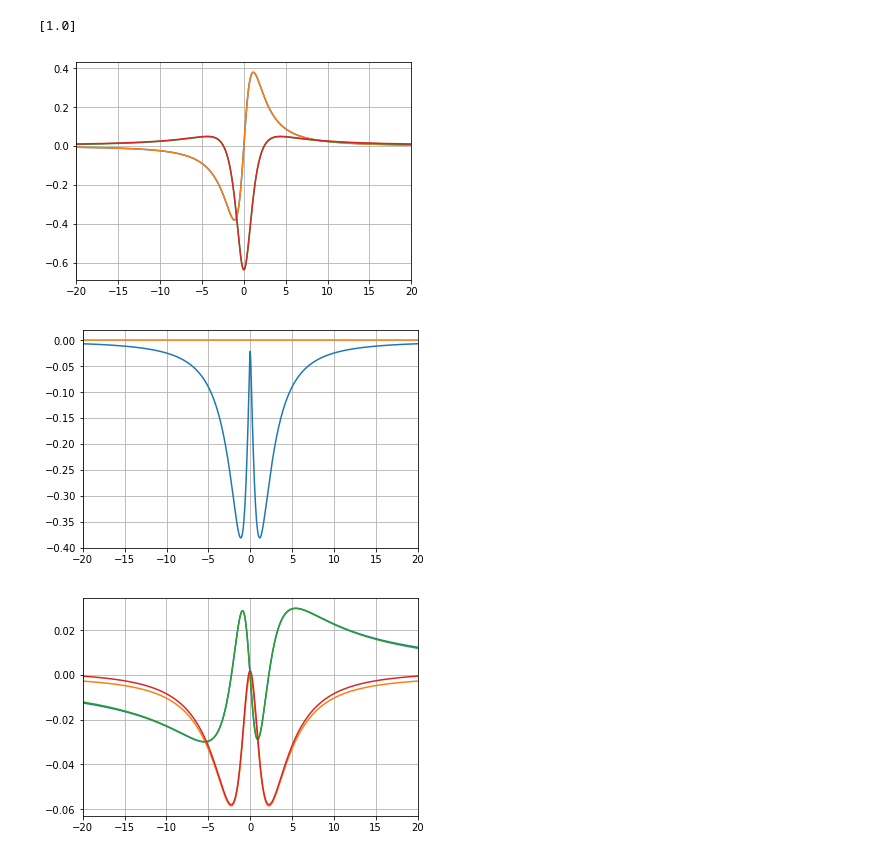
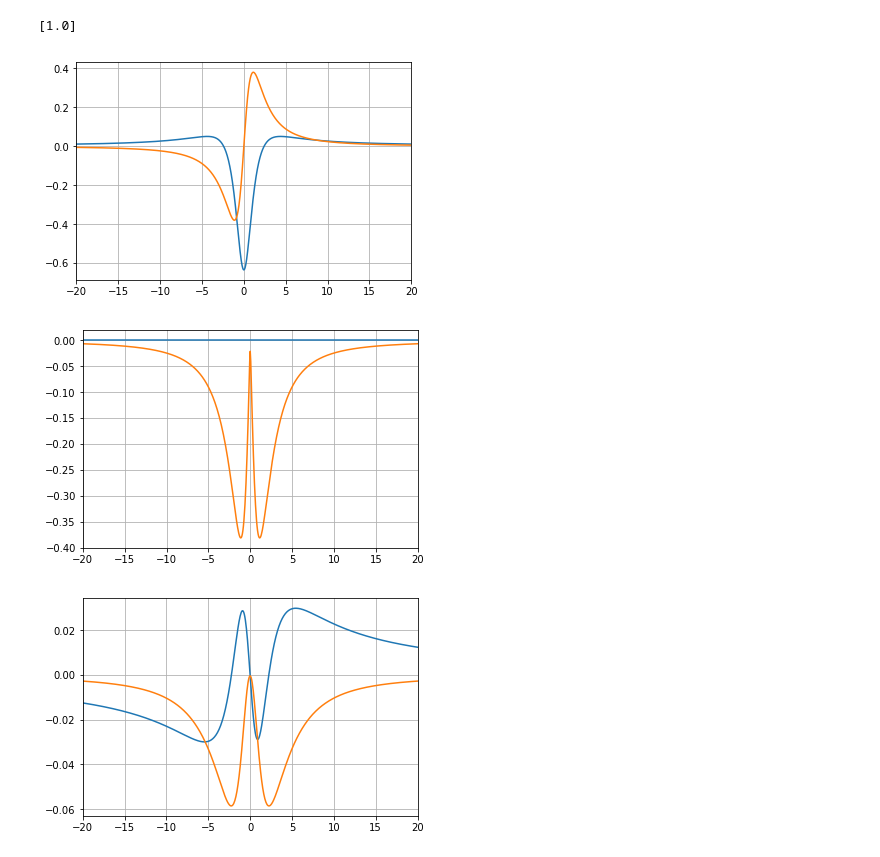
Before and after one commit to NepomukRitz/KeldyshQFT, a Jupyter notebook: Keldysh_mfRG/Benchmark - Test Data/direct eval - SOPT via FFT/Untitled.ipynb, the cells around one changed output. Saved outputs shown, nothing was run; the diff lists cells and outputs as text; code cells hidden in the pictures.

```diff
--- a/Keldysh_mfRG/Benchmark - Test Data/direct eval - SOPT via FFT/Untitled.ipynb
+++ b/Keldysh_mfRG/Benchmark - Test Data/direct eval - SOPT via FFT/Untitled.ipynb
@@ -46,21 +52,21 @@ ImPi_a_odd_even_cxx = data1[:,2]
 RePi_a_odd_odd_cxx = data2[:,1]
 ImPi_a_odd_odd_cxx = data2[:,2]
 # %%
-plt.plot(v, np.multiply(ImPi_a_odd_even,2.))
+plt.plot(w, RePi_a_odd_even_cxx)
 plt.plot(w, ImPi_a_odd_even_cxx)
-plt.plot(v, np.multiply(RePi_a_odd_even,2.))
-plt.plot(w, RePi_a_odd_even_cxx)
+
 plt.xlim(-20,20)
 plt.grid()
 # %% [output]
-[figure, old version]
+[figure, new version]
 # %%
+plt.plot(v, RePi_a_odd_odd)
 plt.plot(v, ImPi_a_odd_odd)
-plt.plot(v, RePi_a_odd_odd)
+
 plt.xlim(-20,20)
 plt.grid()
 # %% [output]
-[figure, old version]
+[figure, new version]
 # %%
 data3 = np.loadtxt('SelfEnergyR_cxx.dat')
 data4 = np.loadtxt('SelfEnergyK_cxx.dat')
@@ -74,11 +80,11 @@ ImSEK = data4[:,2]
 # %%
 plt.plot(v, ReSE)
 plt.plot(v, ImSE)
-plt.plot(w2, ReSER/3.5)
-plt.plot(w2, ImSER/3.4)
+#plt.plot(w2, ReSER/3.5)
+#plt.plot(w2, ImSER/3.4)
 plt.xlim(-20,20)
 plt.grid()
 # %% [output]
-[figure, old version]
+[figure, new version]
 # %%
 Re_Pi_a_odd_even
```
Also changed, not shown: parts of 1 cell of this notebook, 4 other files.
